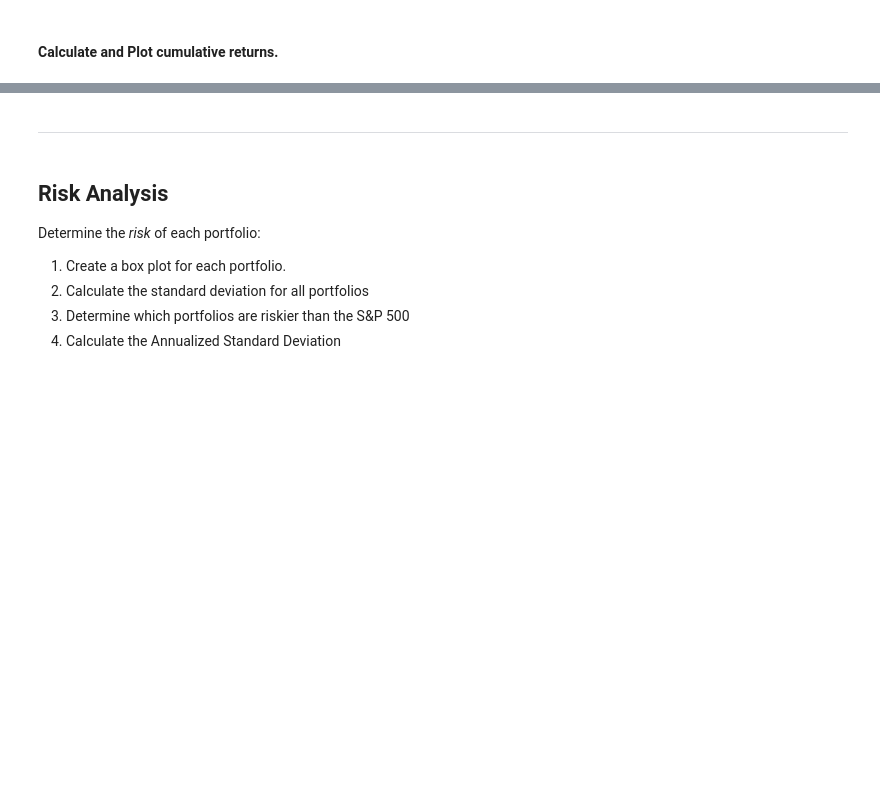
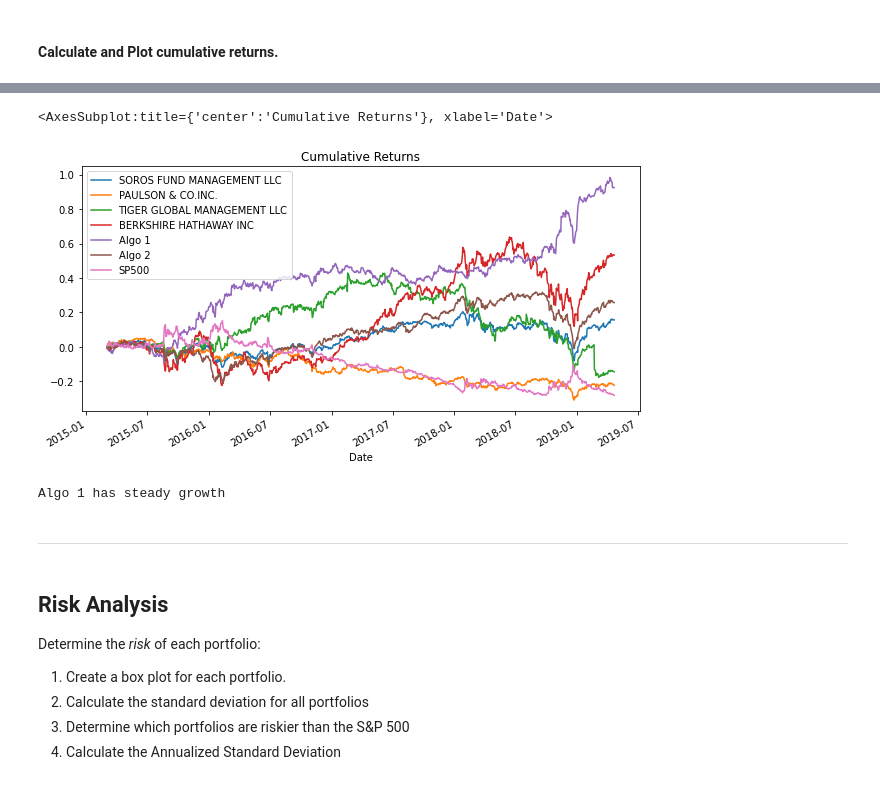
Before and after one commit to rimpi1612/pandas-portfolio, a Jupyter notebook: whale_analysis.ipynb, the cells around one changed output, grey strips where cells are left out. Cells and saved outputs as stored; diff of their text form; code cells hidden in the pictures; blank space fills up the shorter version.

```diff
--- a/whale_analysis.ipynb
+++ b/whale_analysis.ipynb
@@ -84,3 +262,14 @@ In this section, you will calculate and visualize performance and risk metrics f
+# %%
+# Plot cumulative returns
+cumulative_returns = (1 + combine_df_daily).cumprod() - 1
+cumulative_returns.plot(figsize=(10,5), title="Cumulative Returns")
+# %% [output]
+<AxesSubplot:title={'center':'Cumulative Returns'}, xlabel='Date'>
+[figure, added]
+# %%
+print("Algo 1 has steady growth")
+# %% [output]
+Algo 1 has steady growth
 # %% [markdown]
 ---
 # %% [markdown]
```
Also changed, not shown: parts of 66 cells of this notebook.
